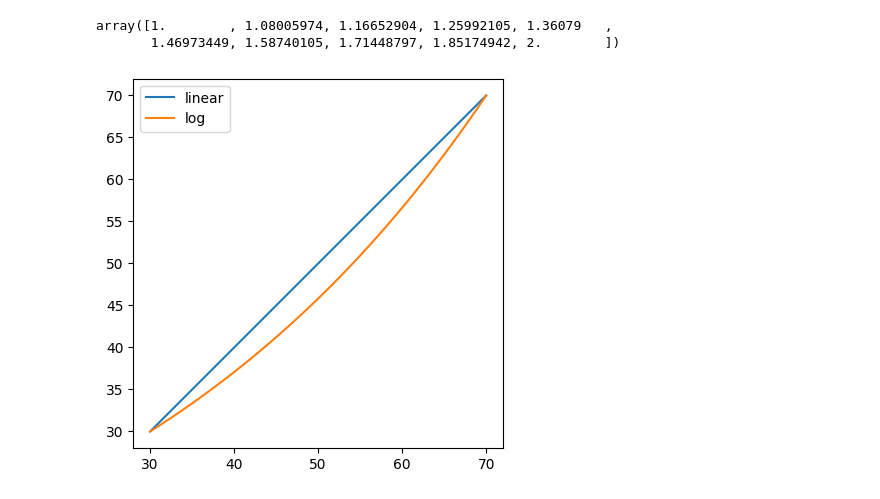
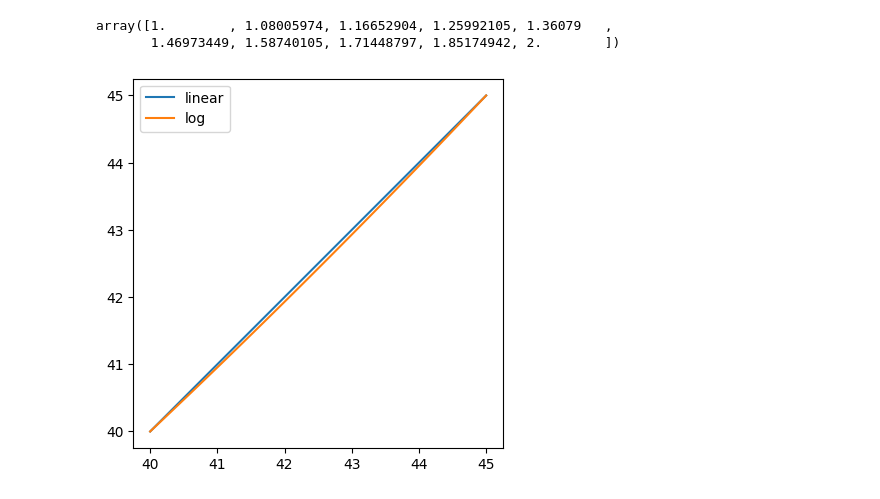
Before and after one commit to yaowenqiang/master_math_by_coding_in_python, a Jupyter notebook: differences.ipynb, the cells around one changed output. Cells and saved outputs as stored; diff of their text form; code cells hidden in the pictures.

```diff
--- a/differences.ipynb
+++ b/differences.ipynb
@@ -349,16 +349,16 @@ np.logspace(a,b,10)
 array([1.        , 1.08005974, 1.16652904, 1.25992105, 1.36079   ,
        1.46973449, 1.58740105, 1.71448797, 1.85174942, 2.        ])
 # %%
-a = 30
-b = 70
+a = 40
+b = 45
 n = 50
 li = np.linspace(a,b,n)
 lo = np.logspace(np.log10(a),np.log10(b),n)
 
 plt.plot(li,li,label='linear')
 plt.plot(li,lo,label='log')
 plt.axis('square')
 plt.legend()
 plt.show()
 # %% [output]
-[figure, old version]
+[figure, new version]
```
Also changed, not shown: parts of 8 cells of this notebook, 1 other file.
